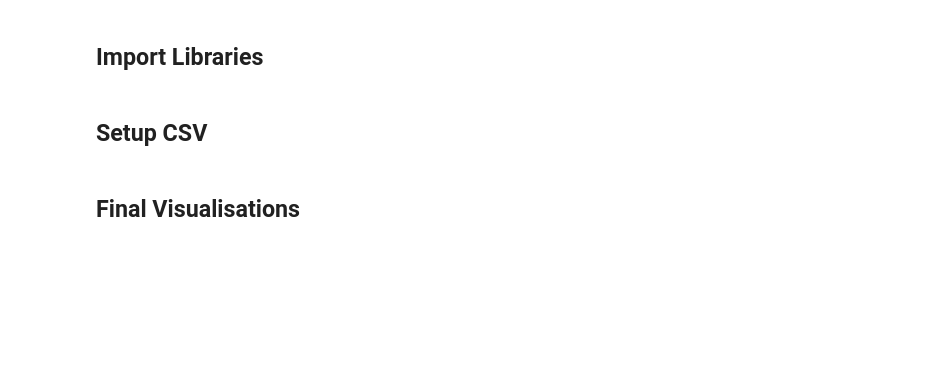
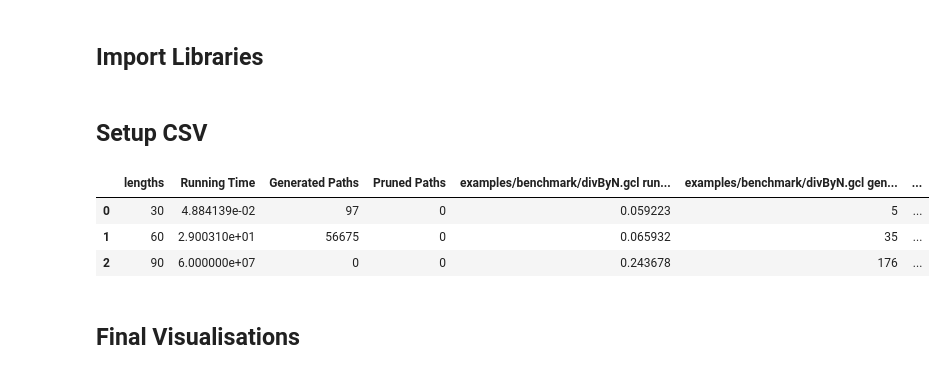
Before and after one commit to ovda96/INFOMPSV-wlp, a Jupyter notebook: Visualisations.ipynb, the cells around one changed output. Saved outputs shown, nothing was run; the diff lists cells and outputs as text; code cells hidden in the pictures; blank space fills up the shorter version.

```diff
--- a/Visualisations.ipynb
+++ b/Visualisations.ipynb
@@ -10,8 +11,15 @@ import matplotlib.pyplot as plt
 # %%
 df_FS = pd.read_csv('feasibility_strategys.csv')
 df_LT = pd.read_csv('length_time.csv')
 df_PT = pd.read_csv('paths_time.csv')
+df_CR = pd.read_csv('corr.csv')
+df_SELECTED = df_CR.iloc[:, 1:4]
 df_PT.head()
+# %% [output]
+|  | lengths | Running Time | Generated Paths | Pruned Paths | examples/benchmark/divByN.gcl run... | examples/benchmark/divByN.gcl gen... | ... |
+| 0 | 30 | 4.884139e-02 | 97 | 0 | 0.059223 | 5 | ... |
+| 1 | 60 | 2.900310e+01 | 56675 | 0 | 0.065932 | 35 | ... |
+| 2 | 90 | 6.000000e+07 | 0 | 0 | 0.243678 | 176 | ... |
 # %% [markdown]
 ## Final Visualisations
 # %% [markdown]
```
Also changed, not shown: parts of 12 cells of this notebook.
